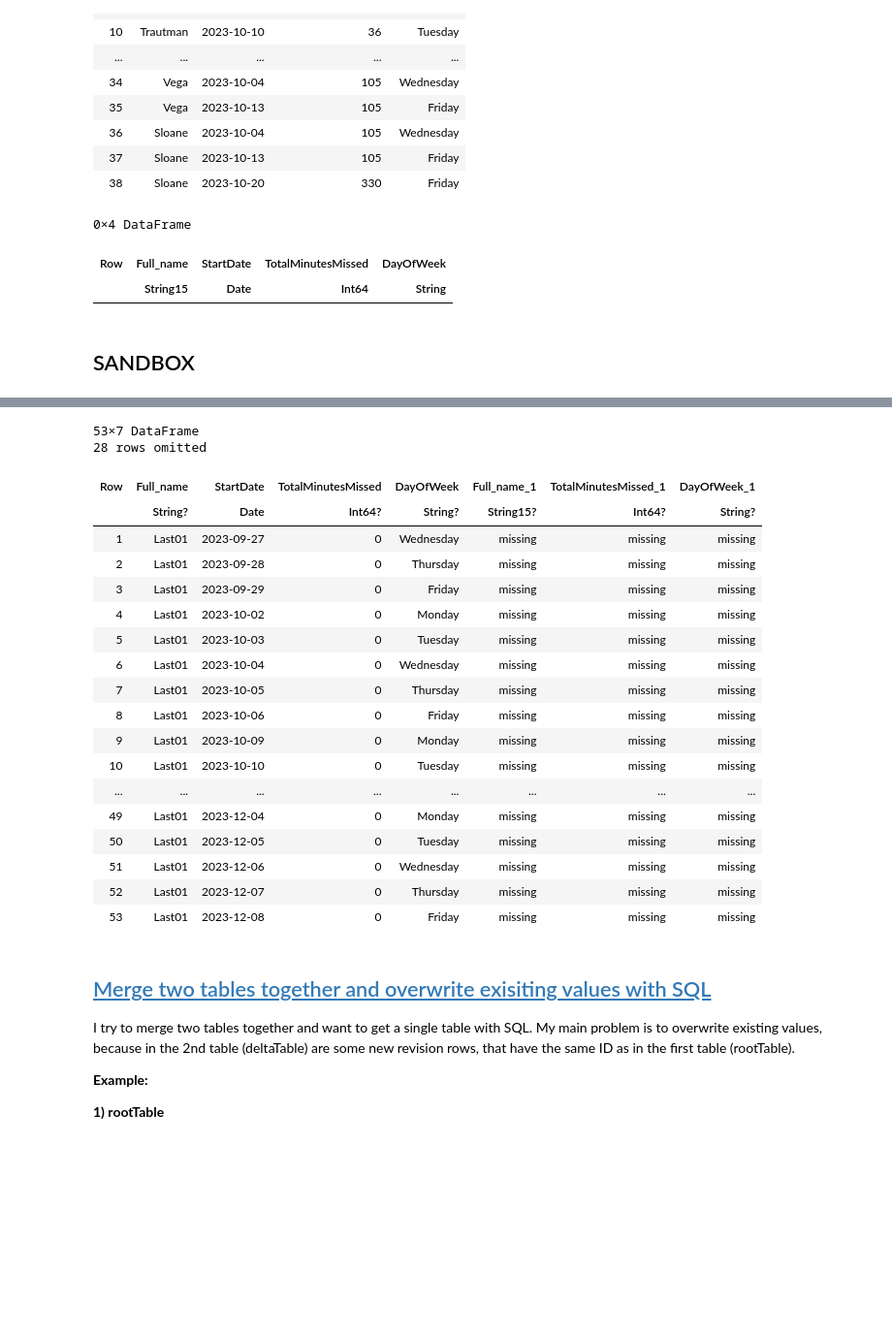
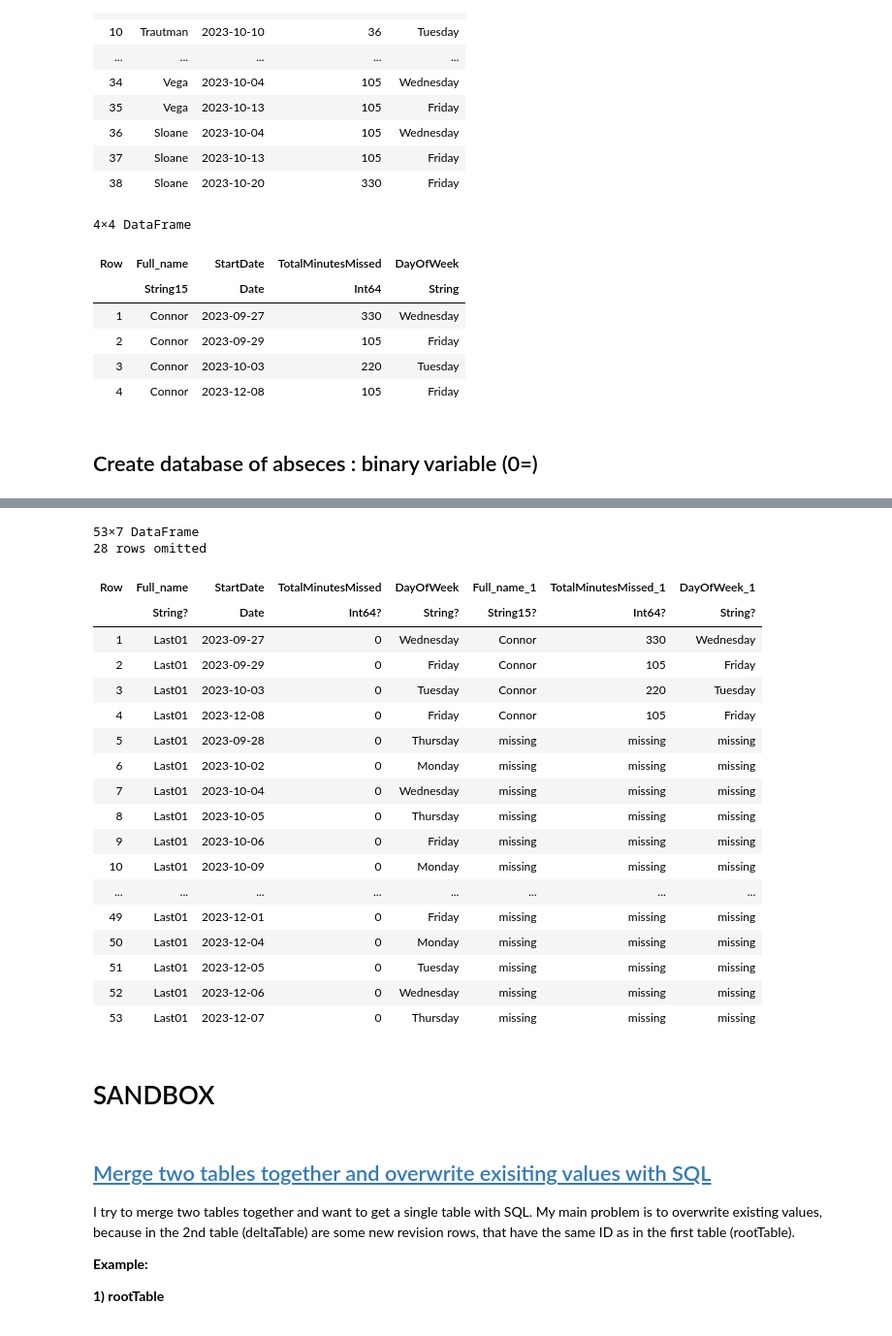
Before and after one commit to econmediadb/econmediadb, a Jupyter notebook: jupyterlab/survival-analysis-absenteeism-original.ipynb, the cells around one changed output, grey strips where cells are left out. Shown: that part at 97% size. Drawn from its saved outputs; the diff is of its cells as text; code cells hidden in the pictures; blank space fills up the shorter version.

Commit message:
update survival analysis data

```diff
--- a/jupyterlab/survival-analysis-absenteeism-original.ipynb
+++ b/jupyterlab/survival-analysis-absenteeism-original.ipynb
@@ -507,18 +500,22 @@ display(result_df)
 # %%
 using DataFrames
 using Dates
 
 # Rename the DataFrame
 df = result_df
 
 # Keep only the rows where DayOfWeek is "Friday"
-df_filtered = filter(row -> row.:Full_name == "Last01", df)
+df_filtered = filter(row -> row.:Full_name == "Connor", df)
 # %% [output]
-0×4 DataFrame
+4×4 DataFrame
 | Row | Full_name | StartDate | TotalMinutesMissed | DayOfWeek |
 |  | String15 | Date | Int64 | String |
+| 1 | Connor | 2023-09-27 | 330 | Wednesday |
+| 2 | Connor | 2023-09-29 | 105 | Friday |
+| 3 | Connor | 2023-10-03 | 220 | Tuesday |
+| 4 | Connor | 2023-12-08 | 105 | Friday |
 # %% [markdown]
-## SANDBOX
+## Create database of abseces : binary variable (0=)
 # %%
 using DataFrames
 using Dates
@@ -579,22 +576,24 @@ merged = outerjoin(df_full, df_filtered, on = :StartDate, makeunique=true)
 28 rows omitted
 | Row | Full_name | StartDate | TotalMinutesMissed | DayOfWeek | Full_name_1 | TotalMinutesMissed_1 | DayOfWeek_1 |
 |  | String? | Date | Int64? | String? | String15? | Int64? | String? |
-| 1 | Last01 | 2023-09-27 | 0 | Wednesday | missing | missing | missing |
-| 2 | Last01 | 2023-09-28 | 0 | Thursday | missing | missing | missing |
-| 3 | Last01 | 2023-09-29 | 0 | Friday | missing | missing | missing |
-| 4 | Last01 | 2023-10-02 | 0 | Monday | missing | missing | missing |
-| 5 | Last01 | 2023-10-03 | 0 | Tuesday | missing | missing | missing |
-| 6 | Last01 | 2023-10-04 | 0 | Wednesday | missing | missing | missing |
-| 7 | Last01 | 2023-10-05 | 0 | Thursday | missing | missing | missing |
-| 8 | Last01 | 2023-10-06 | 0 | Friday | missing | missing | missing |
-| 9 | Last01 | 2023-10-09 | 0 | Monday | missing | missing | missing |
-| 10 | Last01 | 2023-10-10 | 0 | Tuesday | missing | missing | missing |
+| 1 | Last01 | 2023-09-27 | 0 | Wednesday | Connor | 330 | Wednesday |
+| 2 | Last01 | 2023-09-29 | 0 | Friday | Connor | 105 | Friday |
+| 3 | Last01 | 2023-10-03 | 0 | Tuesday | Connor | 220 | Tuesday |
+| 4 | Last01 | 2023-12-08 | 0 | Friday | Connor | 105 | Friday |
+| 5 | Last01 | 2023-09-28 | 0 | Thursday | missing | missing | missing |
+| 6 | Last01 | 2023-10-02 | 0 | Monday | missing | missing | missing |
+| 7 | Last01 | 2023-10-04 | 0 | Wednesday | missing | missing | missing |
+| 8 | Last01 | 2023-10-05 | 0 | Thursday | missing | missing | missing |
+| 9 | Last01 | 2023-10-06 | 0 | Friday | missing | missing | missing |
+| 10 | Last01 | 2023-10-09 | 0 | Monday | missing | missing | missing |
 | ... | ... | ... | ... | ... | ... | ... | ... |
-| 49 | Last01 | 2023-12-04 | 0 | Monday | missing | missing | missing |
-| 50 | Last01 | 2023-12-05 | 0 | Tuesday | missing | missing | missing |
-| 51 | Last01 | 2023-12-06 | 0 | Wednesday | missing | missing | missing |
-| 52 | Last01 | 2023-12-07 | 0 | Thursday | missing | missing | missing |
-| 53 | Last01 | 2023-12-08 | 0 | Friday | missing | missing | missing |
+| 49 | Last01 | 2023-12-01 | 0 | Friday | missing | missing | missing |
+| 50 | Last01 | 2023-12-04 | 0 | Monday | missing | missing | missing |
+| 51 | Last01 | 2023-12-05 | 0 | Tuesday | missing | missing | missing |
+| 52 | Last01 | 2023-12-06 | 0 | Wednesday | missing | missing | missing |
+| 53 | Last01 | 2023-12-07 | 0 | Thursday | missing | missing | missing |
+# %% [markdown]
+# SANDBOX
 # %% [markdown]
 ## [Merge two tables together and overwrite exisiting values with SQL](https://stackoverflow.com/questions/38958166/merge-two-tables-together-and-overwrite-exisiting-values-with-sql)
 
```
Also changed, not shown: parts of 2 cells of this notebook, 3 other files.
